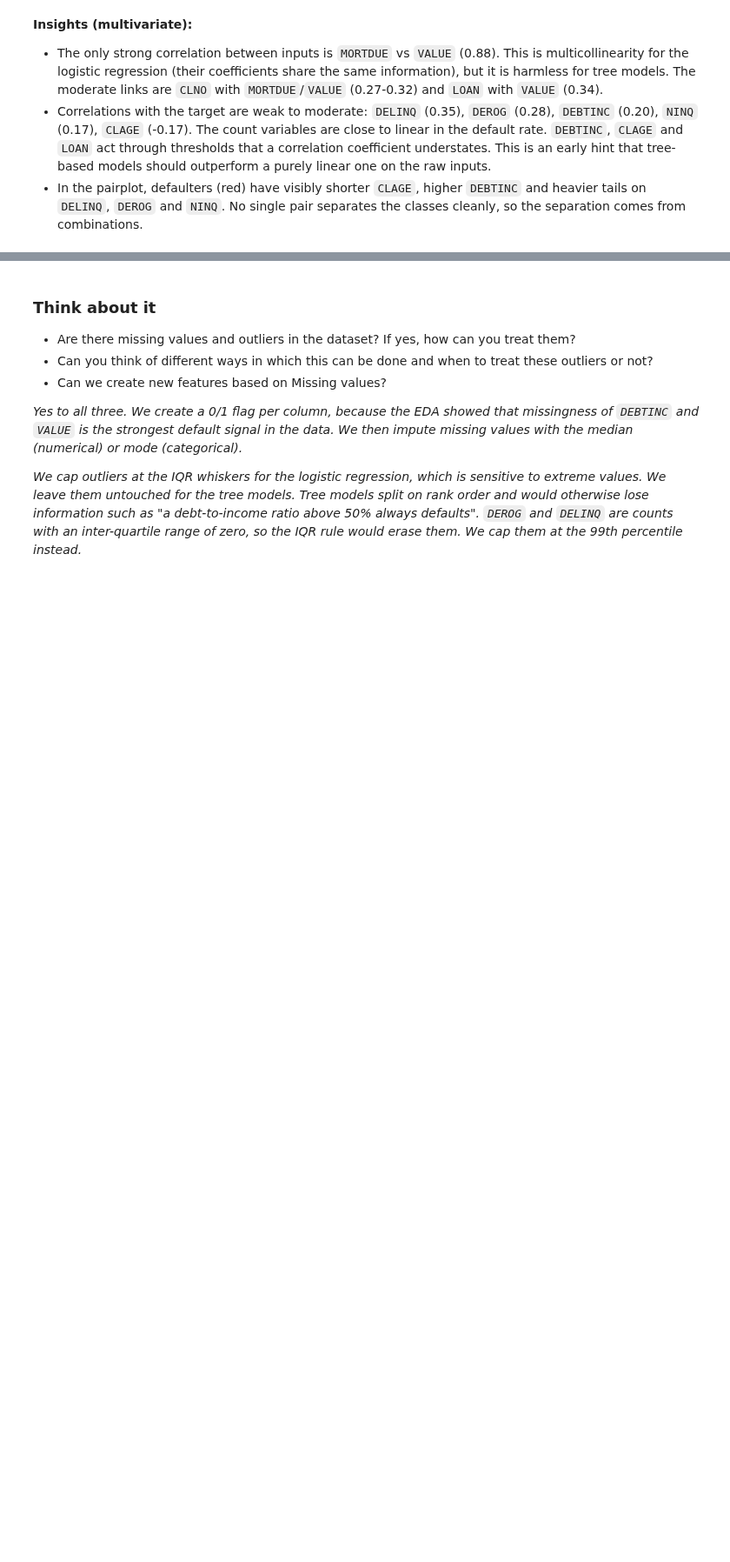
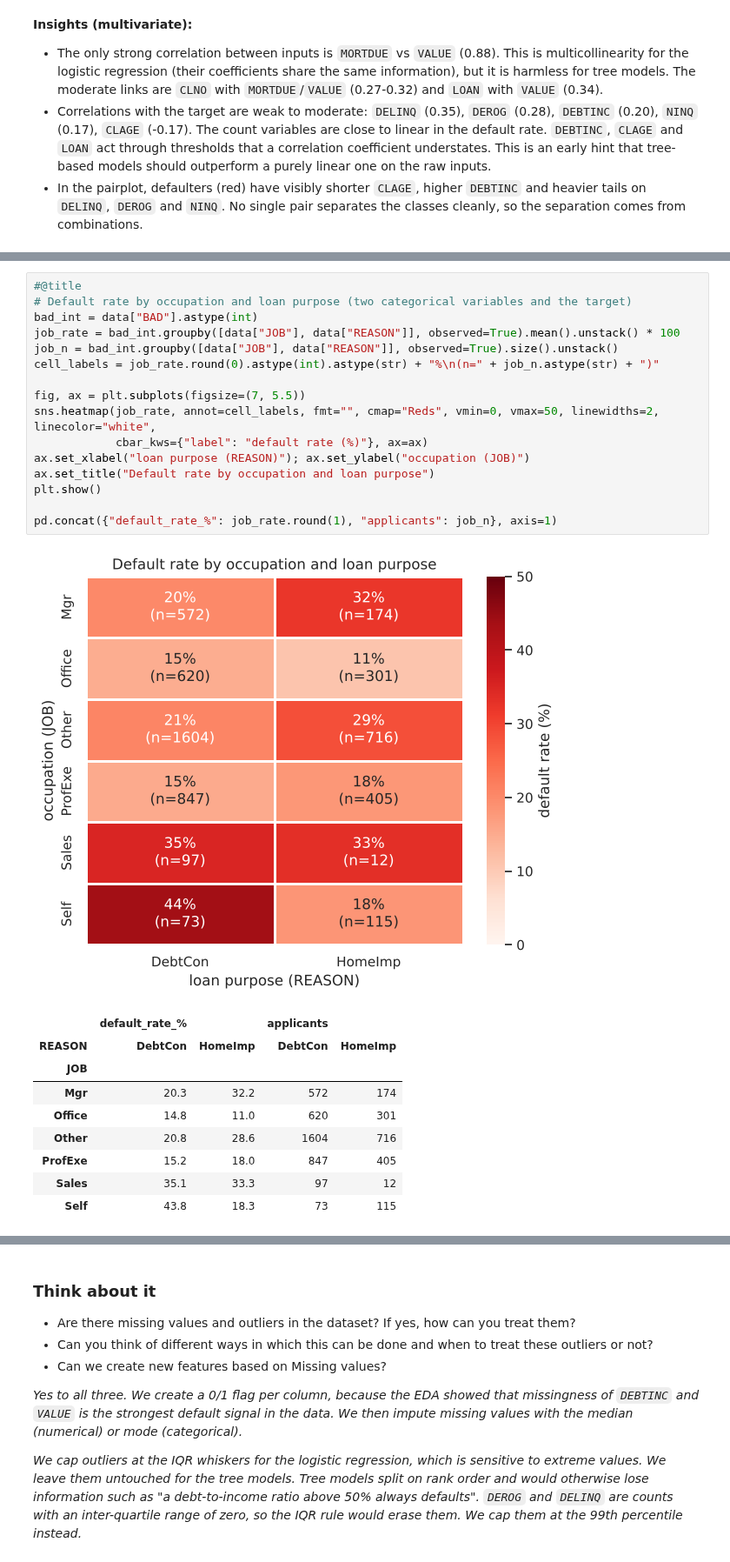
Before and after one commit to shubham1891/Personal-code, a Jupyter notebook: notebooks/Loan_Default_Prediction_Low_Code.ipynb, the cells around one changed output, grey strips where cells are left out. Shown at 87% size. Saved outputs shown, nothing was run; the diff lists cells and outputs as text; blank space fills up the shorter version.

```diff
--- a/notebooks/Loan_Default_Prediction_Low_Code.ipynb
+++ b/notebooks/Loan_Default_Prediction_Low_Code.ipynb
@@ -781,0 +786,27 @@ plt.show()
+# %%
+#@title
+# Default rate by occupation and loan purpose (two categorical variables and the target)
+bad_int = data["BAD"].astype(int)
+job_rate = bad_int.groupby([data["JOB"], data["REASON"]], observed=True).mean().unstack() * 100
+job_n = bad_int.groupby([data["JOB"], data["REASON"]], observed=True).size().unstack()
+cell_labels = job_rate.round(0).astype(int).astype(str) + "%\n(n=" + job_n.astype(str) + ")"
+
+fig, ax = plt.subplots(figsize=(7, 5.5))
+sns.heatmap(job_rate, annot=cell_labels, fmt="", cmap="Reds", vmin=0, vmax=50, linewidths=2, linecolor="white",
+            cbar_kws={"label": "default rate (%)"}, ax=ax)
+ax.set_xlabel("loan purpose (REASON)"); ax.set_ylabel("occupation (JOB)")
+ax.set_title("Default rate by occupation and loan purpose")
+plt.show()
+
+pd.concat({"default_rate_%": job_rate.round(1), "applicants": job_n}, axis=1)
+# %% [output]
+[figure, added]
+|  | default_rate_% |  | applicants |  |
+| REASON | DebtCon | HomeImp | DebtCon | HomeImp |
+| JOB |  |  |  |  |
+| Mgr | 20.3 | 32.2 | 572 | 174 |
+| Office | 14.8 | 11.0 | 620 | 301 |
+| Other | 20.8 | 28.6 | 1604 | 716 |
+| ProfExe | 15.2 | 18.0 | 847 | 405 |
+| Sales | 35.1 | 33.3 | 97 | 12 |
+| Self | 43.8 | 18.3 | 73 | 115 |
```
Also changed, not shown: parts of 9 cells of this notebook, 2 other files.
